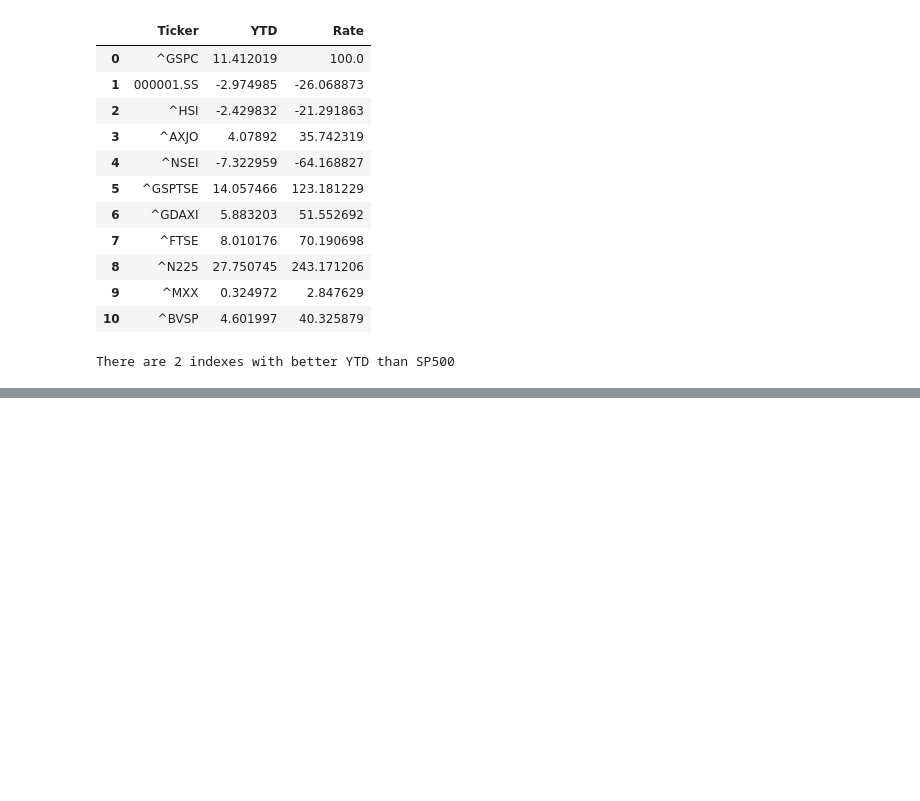
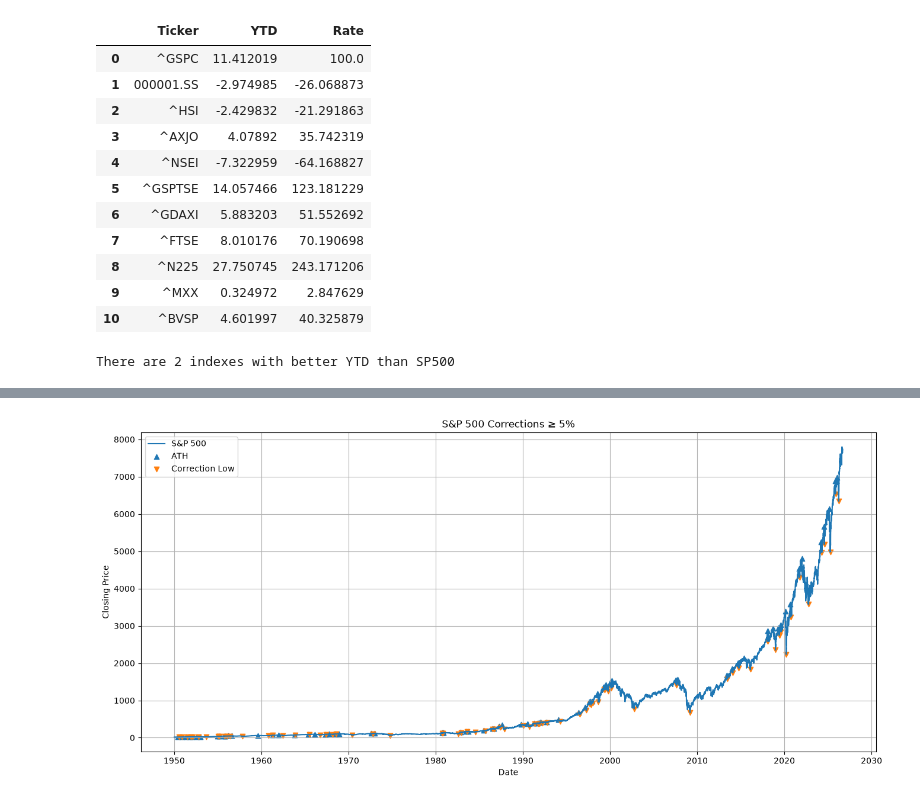
Before and after one commit to luissalgueiro/Stock-Markets-Analytics-Zoomcamp-2026, a Jupyter notebook: homework1/hw1.ipynb, the cells around one changed output, grey strips where cells are left out. Saved outputs shown, nothing was run; the diff lists cells and outputs as text; code cells hidden in the pictures; blank space fills up the shorter version.

```diff
--- a/homework1/hw1.ipynb
+++ b/homework1/hw1.ipynb
@@ -261,0 +354,3 @@ data.head()
+# %%
+ath_indices = ath.index.to_list()
+ath_indices
@@ -261,0 +449,6 @@ data.head()
+# %%
+corrections_df["duration_days"] = (
+    corrections_df["low_date"] -
+    corrections_df["high_date"]
+).dt.days
+corrections_df.head(10)
@@ -261,0 +468,8 @@ data.head()
+# %%
+corrections_5 = corrections_df[
+    corrections_df["drawdown_pct"] >= 5
+].copy()
+# %%
+corrections_5 = corrections_5.sort_values(
+    "high_date"
+).reset_index(drop=True)
@@ -261,0 +556,34 @@ data.head()
+# %%
+import matplotlib.pyplot as plt
+
+plt.figure(figsize=(16, 7))
+
+plt.plot(
+    sp500["Date"],
+    sp500["Close"],
+    label="S&P 500"
+)
+
+plt.scatter(
+    corrections_5["high_date"],
+    corrections_5["high_price"],
+    marker="^",
+    label="ATH"
+)
+
+plt.scatter(
+    corrections_5["low_date"],
+    corrections_5["low_price"],
+    marker="v",
+    label="Correction Low"
+)
+
+plt.title("S&P 500 Corrections ≥ 5%")
+plt.xlabel("Date")
+plt.ylabel("Closing Price")
+plt.legend()
+plt.grid(True)
+
+plt.show()
+# %% [output]
+[figure, added]
```
Also changed, not shown: parts of 19 cells of this notebook.
